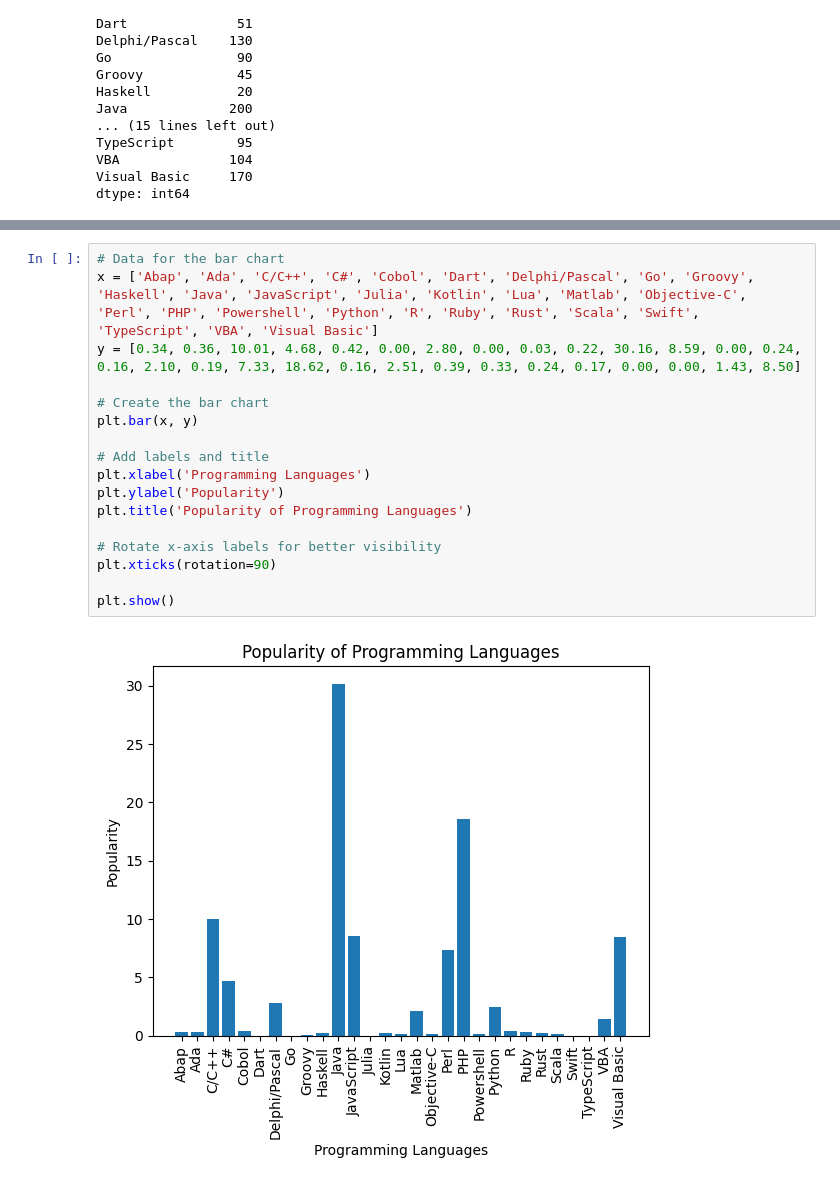
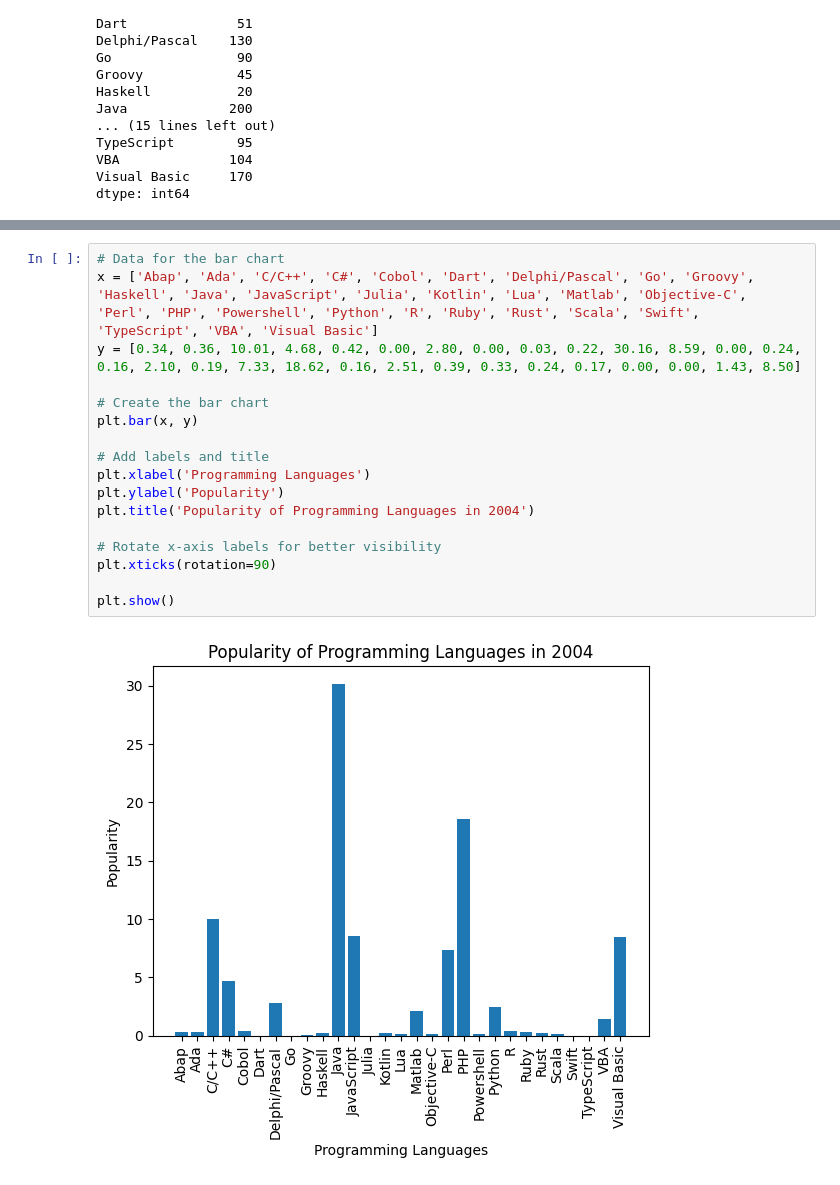
Before and after one commit to DSBaoPhuc/Data-Visualization-Project, a Jupyter notebook: manage_data/check_data.ipynb, the cells around one changed output, grey strips where cells are left out. Cells and saved outputs as stored; diff of their text form.

```diff
--- a/manage_data/check_data.ipynb
+++ b/manage_data/check_data.ipynb
@@ -93,19 +113,19 @@ Text(0.5, 1.0, 'Histogram of Abap')
 # %%
 # Data for the bar chart
 x = ['Abap', 'Ada', 'C/C++', 'C#', 'Cobol', 'Dart', 'Delphi/Pascal', 'Go', 'Groovy', 'Haskell', 'Java', 'JavaScript', 'Julia', 'Kotlin', 'Lua', 'Matlab', 'Objective-C', 'Perl', 'PHP', 'Powershell', 'Python', 'R', 'Ruby', 'Rust', 'Scala', 'Swift', 'TypeScript', 'VBA', 'Visual Basic']
 y = [0.34, 0.36, 10.01, 4.68, 0.42, 0.00, 2.80, 0.00, 0.03, 0.22, 30.16, 8.59, 0.00, 0.24, 0.16, 2.10, 0.19, 7.33, 18.62, 0.16, 2.51, 0.39, 0.33, 0.24, 0.17, 0.00, 0.00, 1.43, 8.50]
 
 # Create the bar chart
 plt.bar(x, y)
 
 # Add labels and title
 plt.xlabel('Programming Languages')
 plt.ylabel('Popularity')
-plt.title('Popularity of Programming Languages')
+plt.title('Popularity of Programming Languages in 2004')
 
 # Rotate x-axis labels for better visibility
 plt.xticks(rotation=90)
 
 plt.show()
 # %% [output]
-[figure, old version]
+[figure, new version]
```
Also changed, not shown: parts of 4 cells of this notebook, 3 other files.
